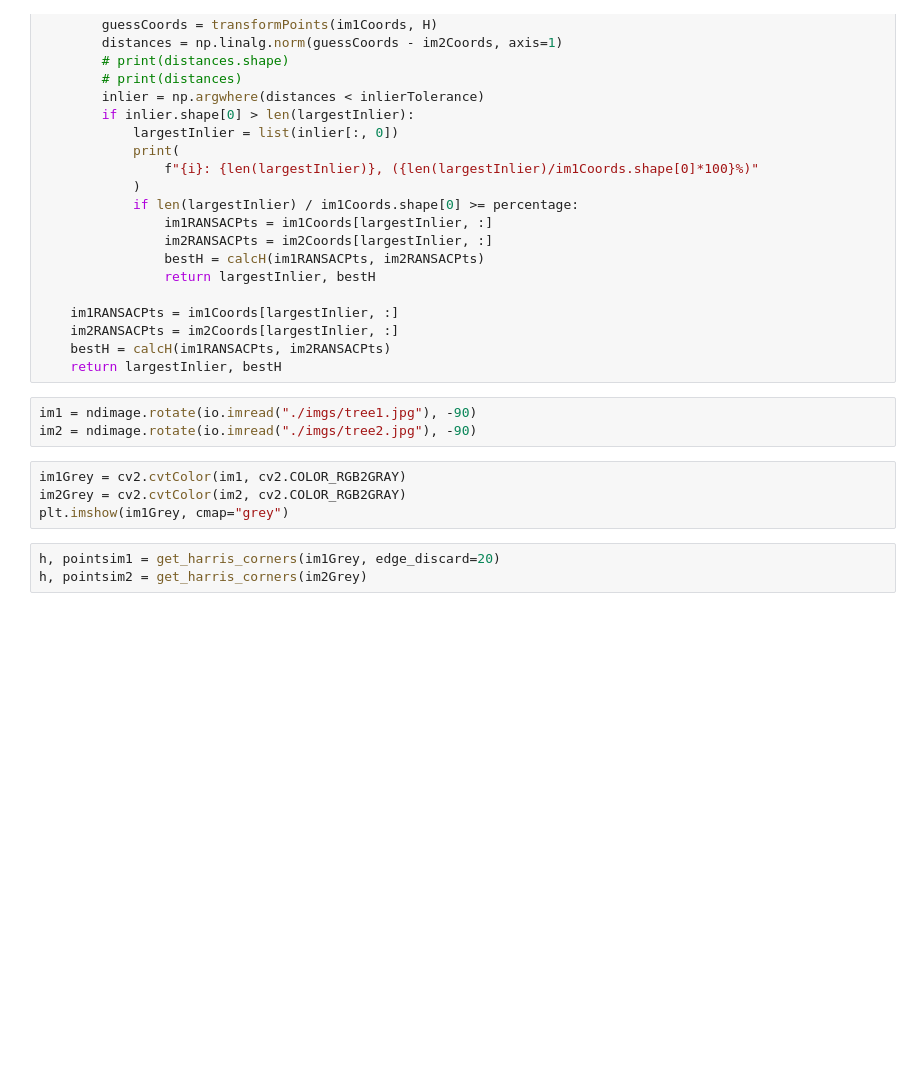
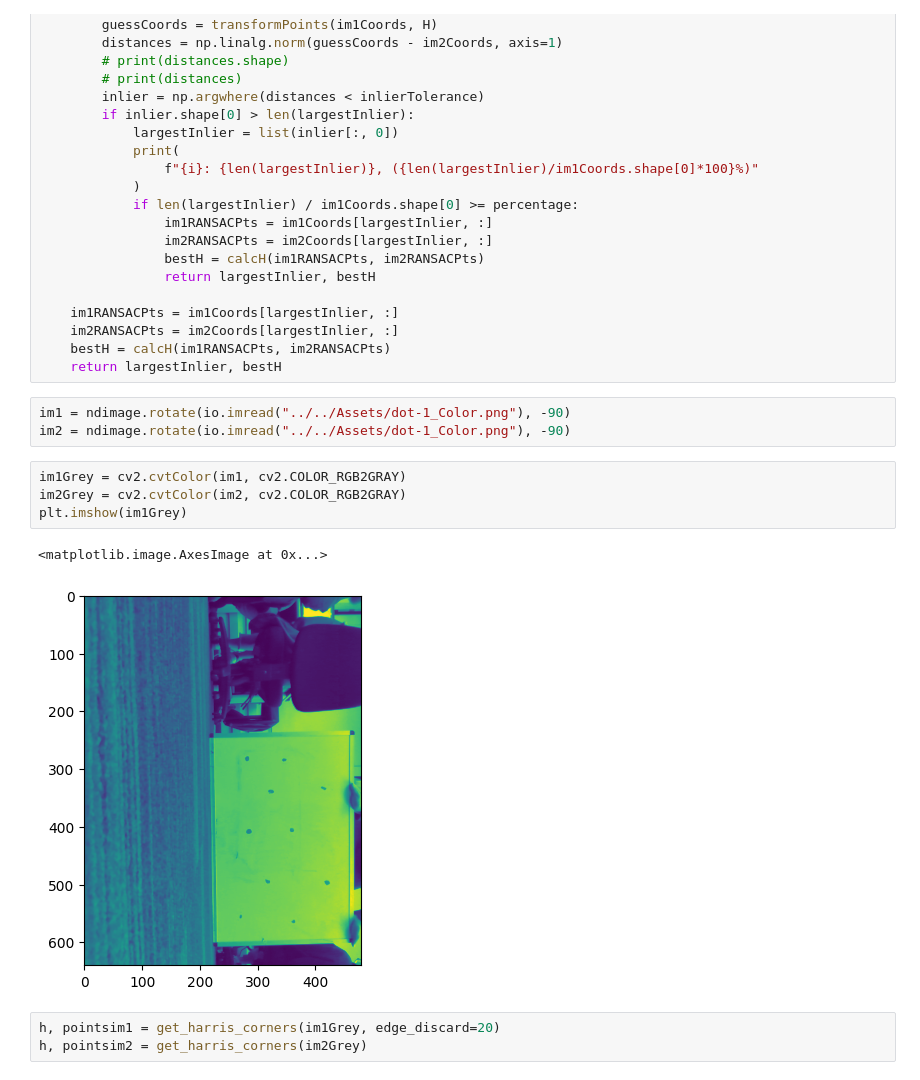
Before and after one commit to rmz920021/FinalProjectTurtle, a Jupyter notebook: src/image_to_transformation/image_to_transformation.ipynb, the cells around one changed output. Drawn from its saved outputs; the diff is of its cells as text; blank space fills up the shorter version.

```diff
--- a/src/image_to_transformation/image_to_transformation.ipynb
+++ b/src/image_to_transformation/image_to_transformation.ipynb
@@ -252,12 +252,15 @@ def ransac(im1Coords, im2Coords, iterations, percentage, inlierTolerance=0.1):
     bestH = calcH(im1RANSACPts, im2RANSACPts)
     return largestInlier, bestH
 # %%
-im1 = ndimage.rotate(io.imread("./imgs/tree1.jpg"), -90)
-im2 = ndimage.rotate(io.imread("./imgs/tree2.jpg"), -90)
+im1 = ndimage.rotate(io.imread("../../Assets/dot-1_Color.png"), -90)
+im2 = ndimage.rotate(io.imread("../../Assets/dot-1_Color.png"), -90)
 # %%
 im1Grey = cv2.cvtColor(im1, cv2.COLOR_RGB2GRAY)
 im2Grey = cv2.cvtColor(im2, cv2.COLOR_RGB2GRAY)
-plt.imshow(im1Grey, cmap="grey")
+plt.imshow(im1Grey)
+# %% [output]
+<matplotlib.image.AxesImage at 0x...>
+[figure, added]
 # %%
 h, pointsim1 = get_harris_corners(im1Grey, edge_discard=20)
 h, pointsim2 = get_harris_corners(im2Grey)
```
Also changed, not shown: parts of 9 cells of this notebook, 7 other files.
